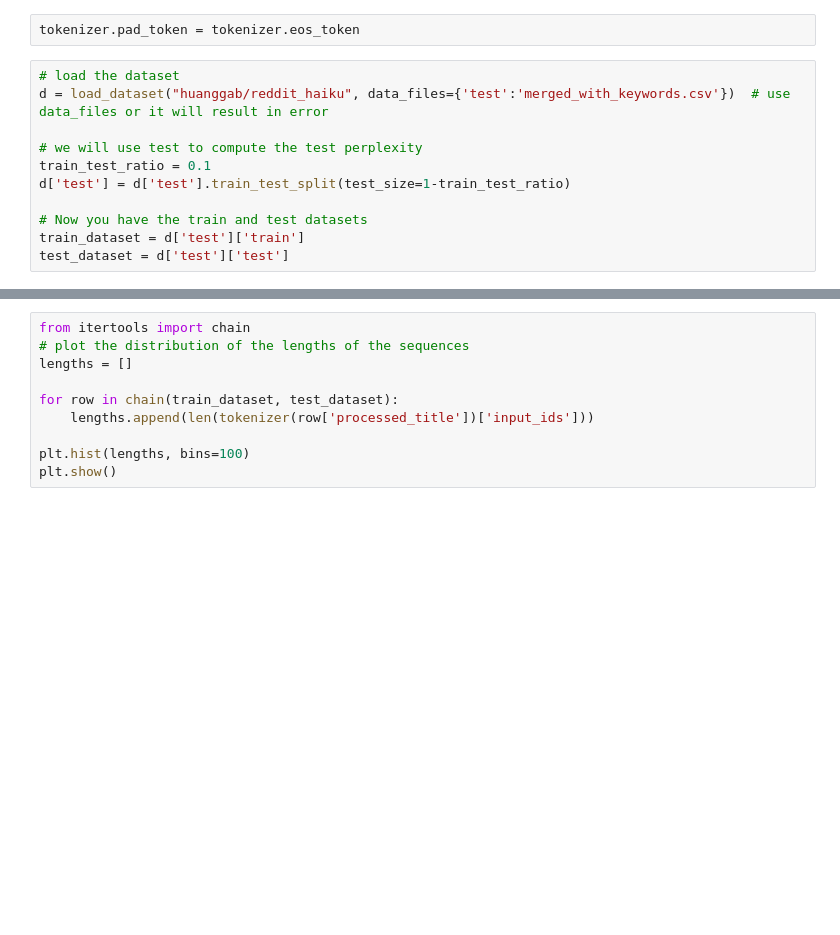
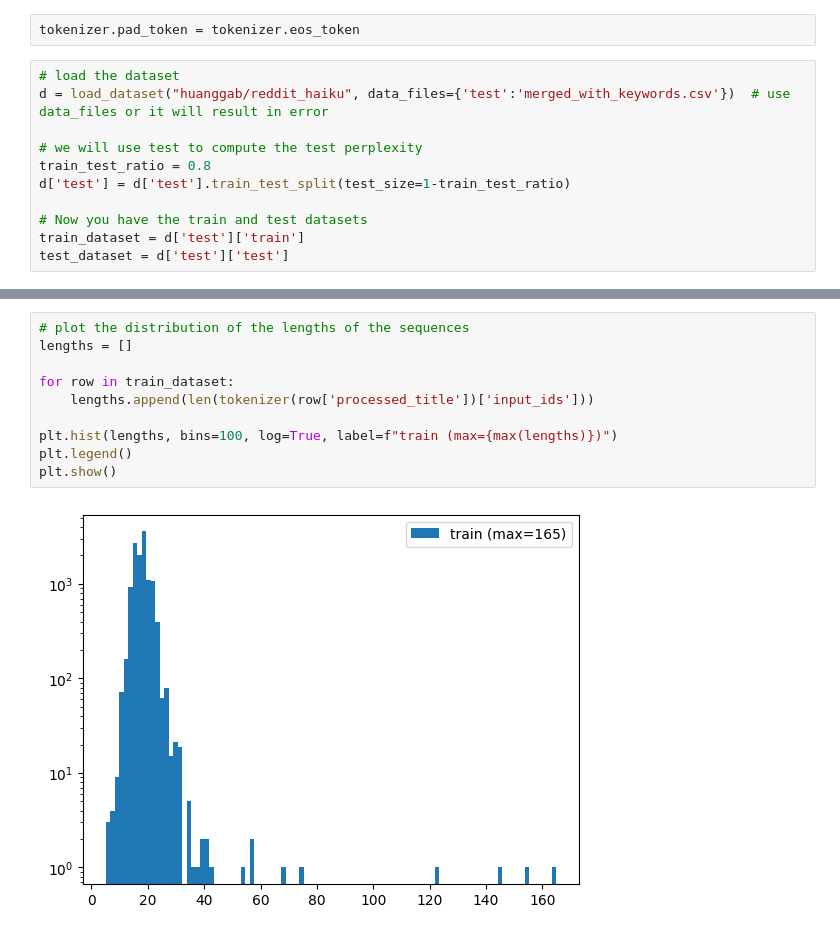
Before and after one commit to djvaroli/jax-transformer, a Jupyter notebook: notebooks/train_transformer_gpt2.ipynb, the cells around one changed output, grey strips where cells are left out. Saved outputs shown, nothing was run; the diff lists cells and outputs as text; blank space fills up the shorter version.

Commit message:
working gpt2 train notebook

```diff
--- a/notebooks/train_transformer_gpt2.ipynb
+++ b/notebooks/train_transformer_gpt2.ipynb
@@ -24,7 +31,7 @@ tokenizer.pad_token = tokenizer.eos_token
 d = load_dataset("huanggab/reddit_haiku", data_files={'test':'merged_with_keywords.csv'})  # use data_files or it will result in error
 
 # we will use test to compute the test perplexity
-train_test_ratio = 0.1
+train_test_ratio = 0.8
 d['test'] = d['test'].train_test_split(test_size=1-train_test_ratio)
 
 # Now you have the train and test datasets
@@ -35,10 +51,12 @@ train_dataset, test_dataset
 # %%
-from itertools import chain
 # plot the distribution of the lengths of the sequences
 lengths = []
 
-for row in chain(train_dataset, test_dataset):
+for row in train_dataset:
     lengths.append(len(tokenizer(row['processed_title'])['input_ids']))
 
-plt.hist(lengths, bins=100)
+plt.hist(lengths, bins=100, log=True, label=f"train (max={max(lengths)})")
+plt.legend()
 plt.show()
+# %% [output]
+[figure, added]
```
Also changed, not shown: parts of 16 cells of this notebook.
